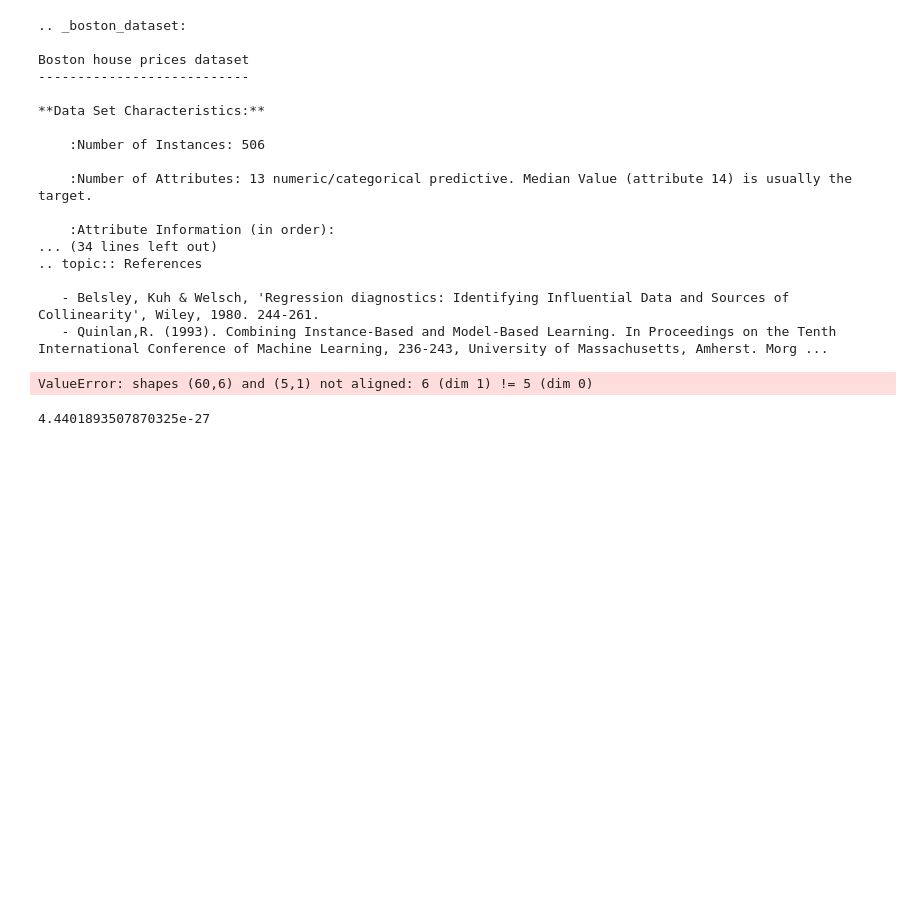
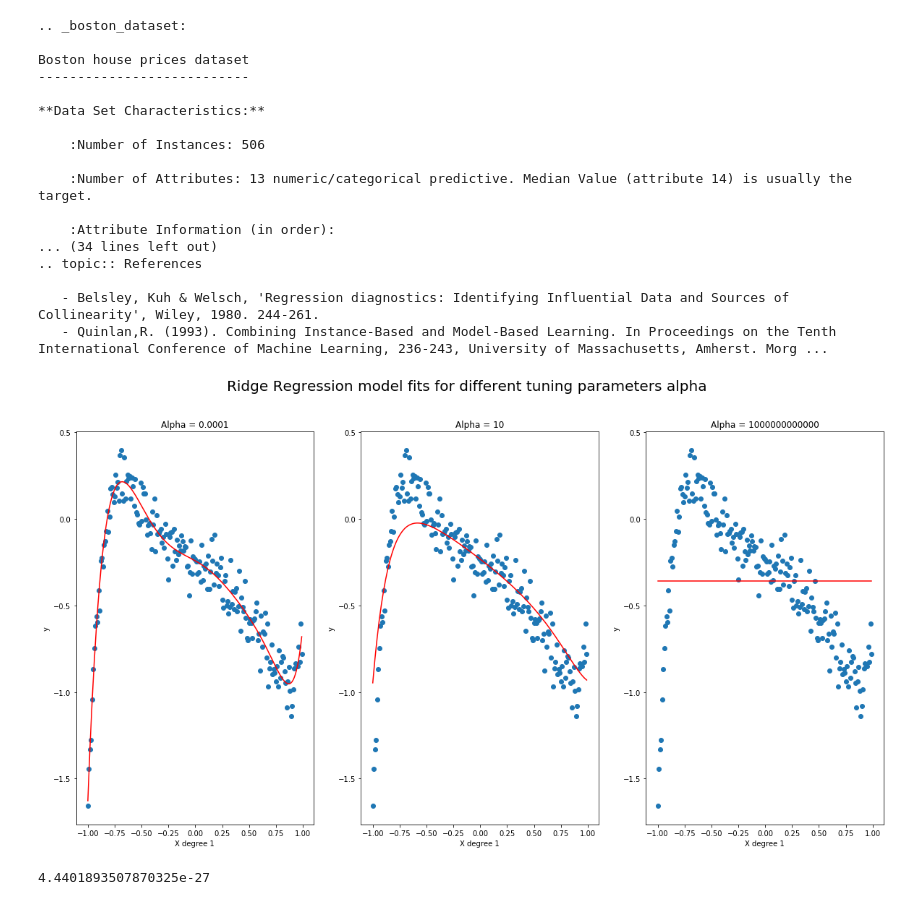
Before and after one commit to jmillerbrooks/scratch_models, a Jupyter notebook: linreg.ipynb, the cells around one changed output. Saved outputs shown, nothing was run; the diff lists cells and outputs as text; code cells hidden in the pictures; blank space fills up the shorter version.

Commit message:
polished alpha visualization code, added to viz.py

```diff
--- a/linreg.ipynb
+++ b/linreg.ipynb
@@ -233,17 +233,45 @@ class RidgeRegScratch():
         X_predictor = np.c_[np.ones((X.shape[0],1)), X]
         self.predictions = X_predictor.dot(thetas)
         return self.predictions
-# %%
-X, y = make_x_y(deg=5)
-
-def plot_alphas(X,y, alphas=[0.1, 1, 10, 100]):
-    for alpha in alphas:
-        model = RidgeRegScratch(alpha=alpha)
-        model.fit(X,y)
-        predictions = model.predict(X)
-        plt.scatter(X[:, 1], y)
-        plt.plot(X[:, 1], predictions)
-        plt.show()
-plot_alphas(X, y)
-# %% [output]
-ValueError: shapes (60,6) and (5,1) not aligned: 6 (dim 1) != 5 (dim 0)
+# %%
+X, y = make_x_y(deg=9)
+
+def make_x_y(deg=2):
+    X = np.array([*range(-100,100)]).reshape(-1,1) / 100
+
+    # rands = np.random.uniform(low=-0.05, high=0.05, size=X.shape[0]).reshape(-1,1)
+    # X += rands
+
+    poly_adder = PolynomialFeatures(degree=deg)
+    X = poly_adder.fit_transform(X)
+
+    thetas = np.array(np.random.randn(deg+1,1)).reshape(-1,1)
+    # return thetas
+
+    y = X.dot(thetas)
+    y += np.random.normal(loc=0, scale=.1, size=(len(y),1))
+    return X, y
+
+def plot_alphas(X,y, alphas=[0.0001, 10, 1000000000000], show_degree=1):
+    fig, (ax, ax1, ax2) = plt.subplots(1, len(alphas), figsize=(20,10))
+    for alpha_, ax_ in zip(alphas, [ax, ax1, ax2]):
+        model = RidgeRegScratch(alpha=alpha_)
+        model.fit(X,y)
+        # uncomment the below line to show the predicted coefficients for each iteration of alpha
+        # note, that the coefficient theta_0 remains very similar, while all other coefficients
+        # get progressively smaller as alpha grows larger
+
+        # print(f'thetas for alpha = {alpha_}: {model.thetas.T}')
+        predictions = model.predict(X)
+        ax_.scatter(X[:, show_degree], y)
+        ax_.plot(X[:, show_degree], predictions, color='red')
+        ax_.set_title(f'Alpha = {alpha_}')
+        ax_.set_ylabel('y')
+        ax_.set_xlabel(f'X degree {show_degree}')
+    fig.suptitle('Ridge Regression model fits for different tuning parameters alpha', size=20)
+    fig.show()
+    return fig
+
+fig_alphas = plot_alphas(X, y, show_degree=1)
+# %% [output]
+[figure, added]
```
Also changed, not shown: parts of 3 cells of this notebook, 2 other files.
